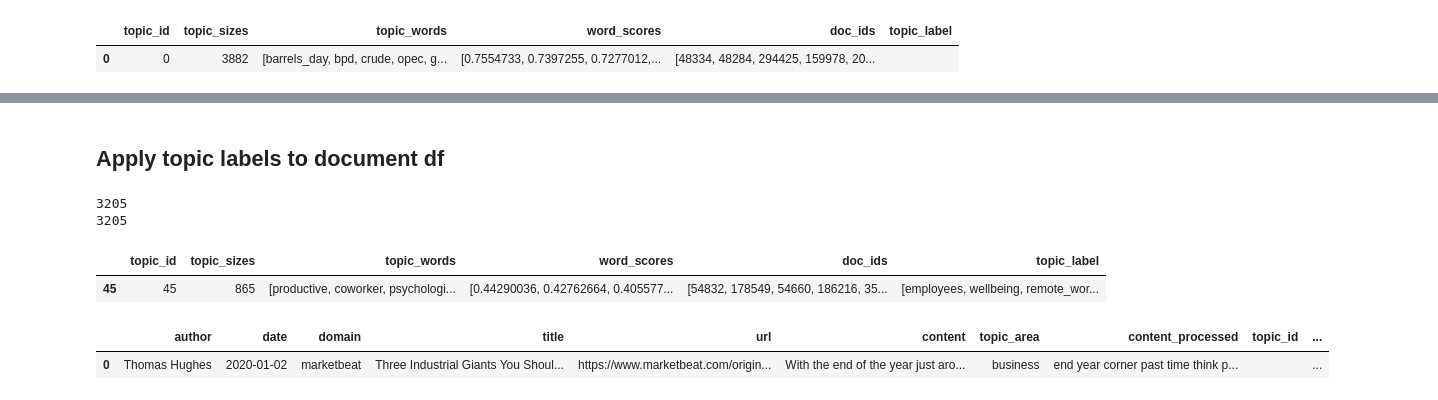
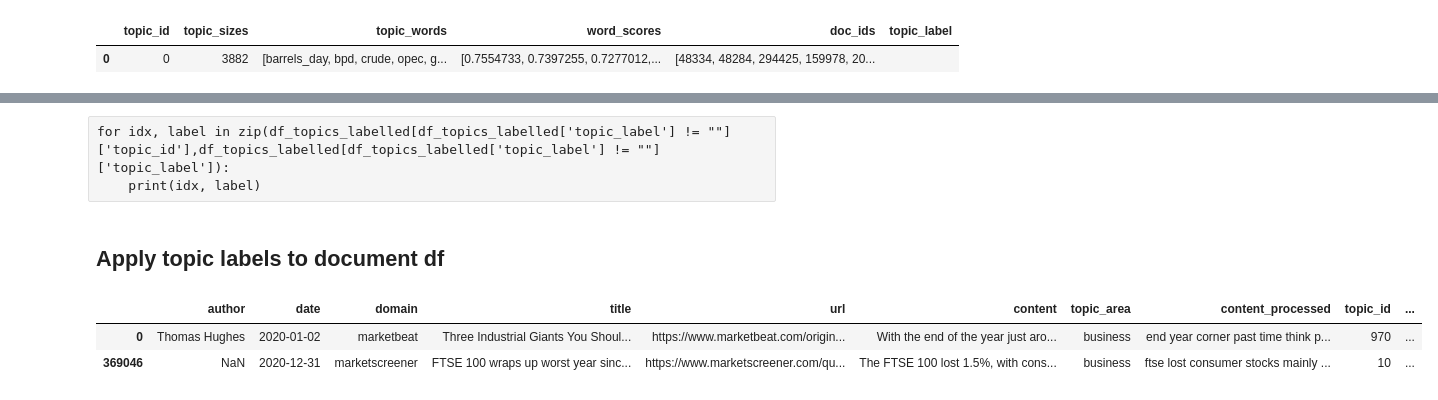
Before and after one commit to TraceyEtheridge/Thesis, a Jupyter notebook: Topic_Modelling_Top2Vec.ipynb, the cells around one changed output, grey strips where cells are left out. Cells and saved outputs as stored; diff of their text form; code cells hidden in the pictures.

```diff
--- a/Topic_Modelling_Top2Vec.ipynb
+++ b/Topic_Modelling_Top2Vec.ipynb
@@ -455,0 +1045,4 @@ for idx, row in zip(df_selection.index, df_selection[:5]):
+# %%
+idx = 9477
+print(result_df.loc[idx]['title'])
+result_df.loc[idx]['content']
@@ -455,0 +1054,4 @@ for idx, row in zip(df_selection.index, df_selection[:5]):
+# %%
+topic_id = 1610
+print(df_topics_labelled[df_topics_labelled['topic_id'] == topic_id]['topic_sizes'])
+print(df_topics_labelled[df_topics_labelled['topic_id'] == topic_id]['topic_words'].values)
@@ -456,5 +1080,2 @@ for idx, row in zip(df_selection.index, df_selection[:5]):
 # %%
 df_topics_labelled.to_pickle("./data/df_topics_labelled_vocab_limit")
-# %%
-for idx, label in zip(df_topics_labelled[df_topics_labelled['topic_label'] != ""]['topic_id'],df_topics_labelled[df_topics_labelled['topic_label'] != ""]['topic_label']):
-    print(idx, label)
@@ -471,27 +1082,17 @@ for idx, label in zip(df_topics_labelled[df_topics_labelled['topic_label'] != ""
+# %% [raw]
+for idx, label in zip(df_topics_labelled[df_topics_labelled['topic_label'] != ""]['topic_id'],df_topics_labelled[df_topics_labelled['topic_label'] != ""]['topic_label']):
+    print(idx, label)
 # %% [markdown]
 ## Apply topic labels to document df
-# %%
-df_temp = df_topics_labelled[df_topics_labelled['topic_label'] != ""]
-
-ids_check = []
-for ids in df_temp['doc_ids']:
-    ids_check = ids_check + list(ids)
-
-print(len(ids_check))
-print(len(set(ids_check)))
-
-df_temp.head(1)
-# %% [output]
-3205
-3205
-|  | topic_id | topic_sizes | topic_words | word_scores | doc_ids | topic_label |
-| 45 | 45 | 865 | [productive, coworker, psychologi... | [0.44290036, 0.42762664, 0.405577... | [54832, 178549, 54660, 186216, 35... | [employees, wellbeing, remote_wor... |
 # %%
+df_temp = df_topics_labelled.copy()
 df_with_topics = df.copy()
 df_with_topics['topic_id'] = ''
 df_with_topics['topic_label'] = ''
+df_with_topics['topic_score'] = ''
 col_num_id = df_with_topics.columns.get_loc('topic_id')
 col_num_label = df_with_topics.columns.get_loc('topic_label')
+col_num_score = df_with_topics.columns.get_loc('topic_score')
 
 for topic_id, doc_ids, topic_label in zip(df_temp['topic_id'], df_temp['doc_ids'], df_temp['topic_label']):
     #print(topic_id, doc_ids, topic_label)
@@ -499,9 +1100,15 @@ for topic_id, doc_ids, topic_label in zip(df_temp['topic_id'], df_temp['doc_ids'
         #print(idx, topic_label)
         df_with_topics.at[idx, 'topic_id'] = topic_id
         df_with_topics.at[idx, 'topic_label'] = topic_label
+
+df_with_topics['topic_score'] = df_doc_id_score['doc_score'].values
+df_with_topics['topic_score_rating'] = df_with_topics['topic_score'].apply(lambda x: np.where(x < 0.5, "low", "high"))
+
+df_with_topics.to_pickle("./data/df_with_topics")
 # %%
-df_with_topics.head(1)
+df_with_topics.head(1).append(df_with_topics.tail(1))
 # %% [output]
 |  | author | date | domain | title | url | content | topic_area | content_processed | topic_id | ... |
-| 0 | Thomas Hughes | 2020-01-02 | marketbeat | Three Industrial Giants You Shoul... | https://www.marketbeat.com/origin... | With the end of the year just aro... | business | end year corner past time think p... |  | ... |
+| 0 | Thomas Hughes | 2020-01-02 | marketbeat | Three Industrial Giants You Shoul... | https://www.marketbeat.com/origin... | With the end of the year just aro... | business | end year corner past time think p... | 970 | ... |
+| 369046 | NaN | 2020-12-31 | marketscreener | FTSE 100 wraps up worst year sinc... | https://www.marketscreener.com/qu... | The FTSE 100 lost 1.5%, with cons... | business | ftse lost consumer stocks mainly ... | 10 | ... |
 # %%
```
Also changed, not shown: parts of 27 cells of this notebook, 5 other files.
